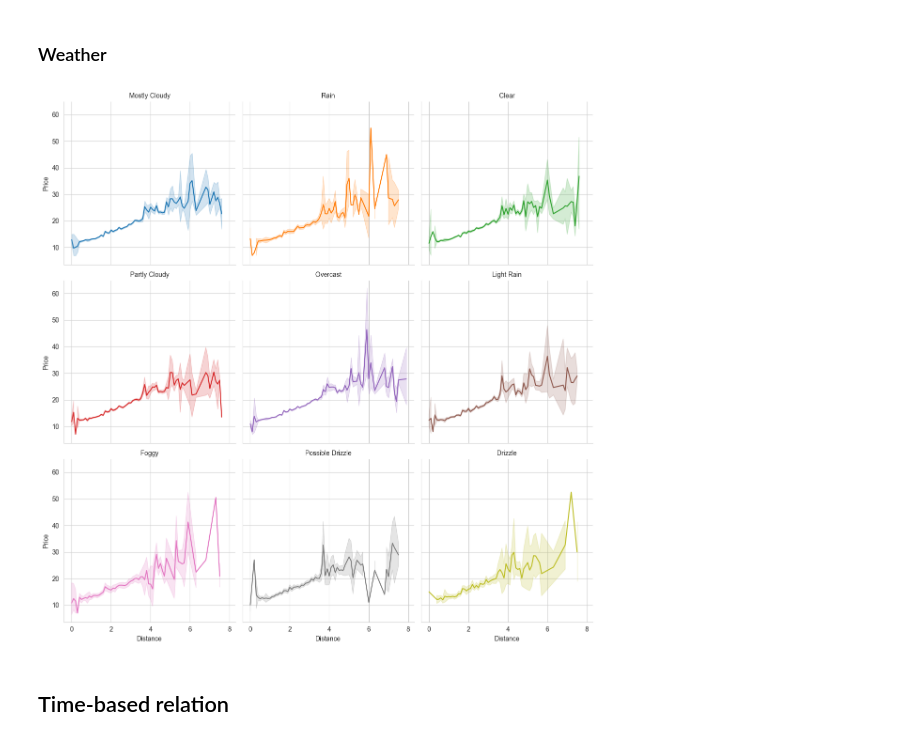
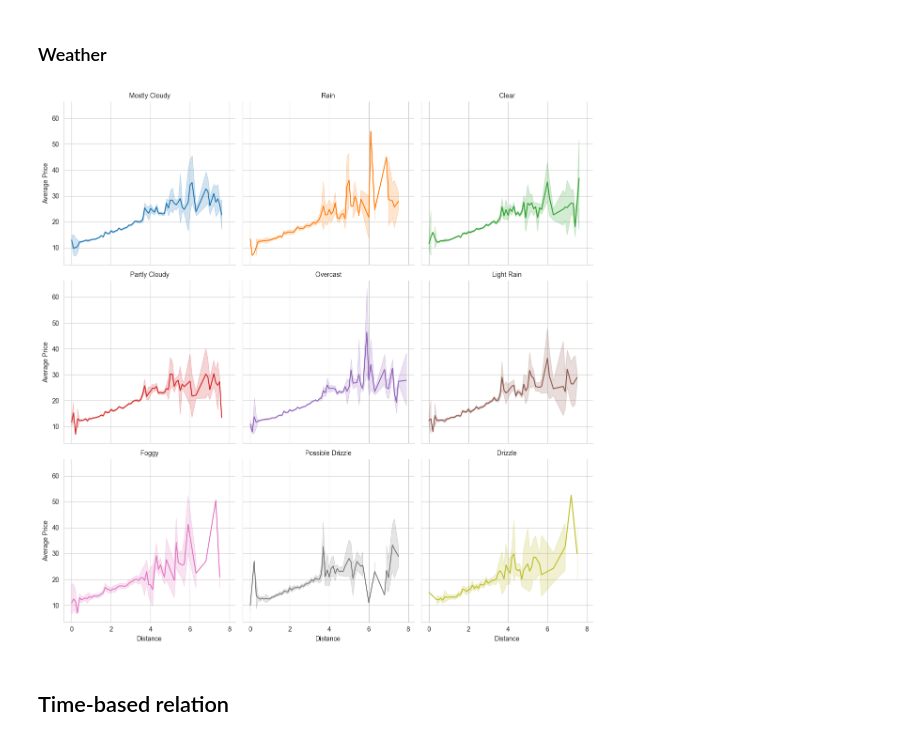
Before and after one commit to Bobbie-CPE38/cpe232-final-project, a Jupyter notebook: notebooks/eda_relationships.ipynb, the cells around one changed output. Drawn from its saved outputs; the diff is of its cells as text; code cells hidden in the pictures.

Commit message:
modify label

```diff
--- a/notebooks/eda_relationships.ipynb
+++ b/notebooks/eda_relationships.ipynb
@@ -324,12 +324,12 @@ correlation แสดงความสัมพันธ์เป็นบว
 # %%
 g = sns.FacetGrid(df_label, col="short_summary", hue="short_summary", col_wrap=3, height=4)
 g.map(sns.lineplot, "distance_round", "price")
-g.set_axis_labels("Distance", "Price")
+g.set_axis_labels("Distance", "Average Price")
 g.set_titles("{col_name}")
 plt.tight_layout()
 plt.show()
 # %% [output]
-[figure, old version]
+[figure, new version]
 # %% [markdown]
 ## Time-based relation
 # %%
```
